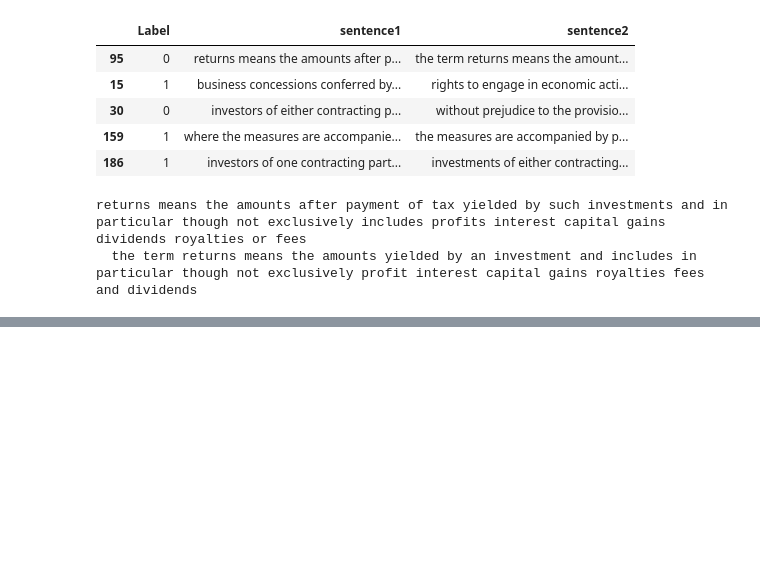
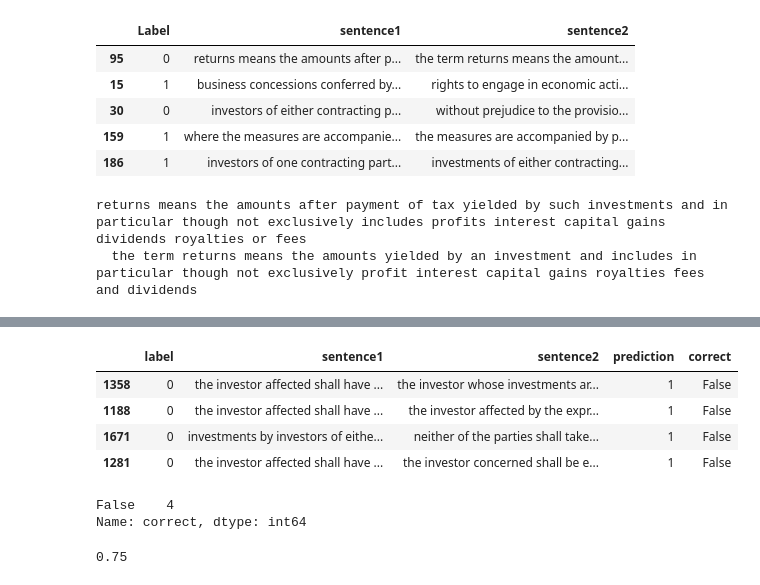
Before and after one commit to coollx/Relevant-Difference-Detector-for-Legal-Text, a Jupyter notebook: relevant_difference_detection/diffrence_detector_autoML.ipynb, the cells around one changed output, grey strips where cells are left out. Drawn from its saved outputs; the diff is of its cells as text; code cells hidden in the pictures; blank space fills up the shorter version.

```diff
--- a/relevant_difference_detection/diffrence_detector_autoML.ipynb
+++ b/relevant_difference_detection/diffrence_detector_autoML.ipynb
@@ -148,0 +171,18 @@ AttributeError: 'TextPredictor' object has no attribute '_learner'
+# %%
+#conduct a manual inspection on the misclassified ones
+test_df[test_df.label == 0].head(10)
+# %% [output]
+|  | label | sentence1 | sentence2 | prediction | correct |
+| 1358 | 0 | the investor affected shall have ... | the investor whose investments ar... | 1 | False |
+| 1188 | 0 | the investor affected shall have ... | the investor affected by the expr... | 1 | False |
+| 1671 | 0 | investments by investors of eithe... | neither of the parties shall take... | 1 | False |
+| 1281 | 0 | the investor affected shall have ... | the investor concerned shall be e... | 1 | False |
+# %%
+test_df[test_df.label == 0].correct.value_counts()
+# %% [output]
+False    4
+Name: correct, dtype: int64
+# %%
+len(test_df[(test_df.prediction == 0)]) / len(test_df)
+# %% [output]
+0.75
```
Also changed, not shown: parts of 5 cells of this notebook, 2 other files.
